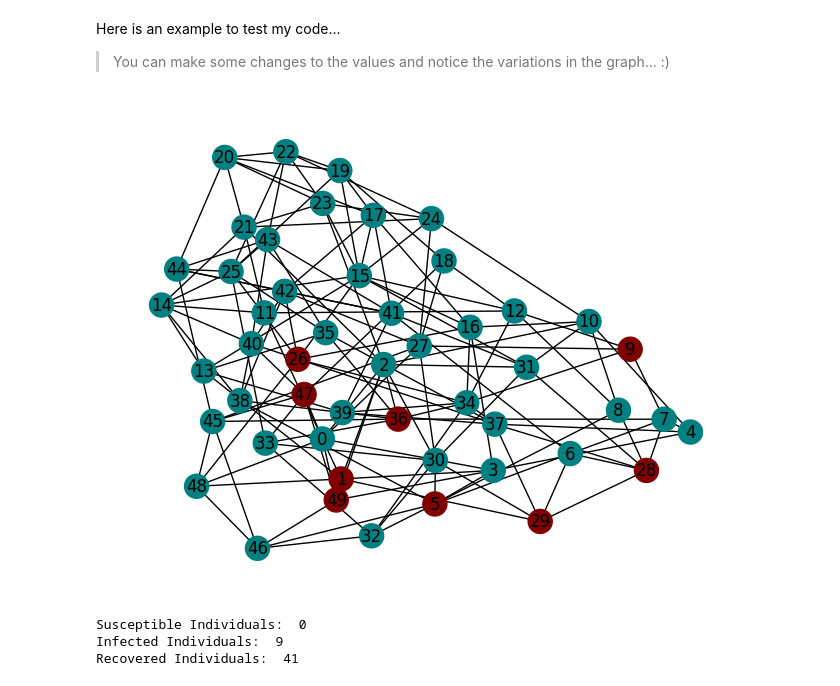
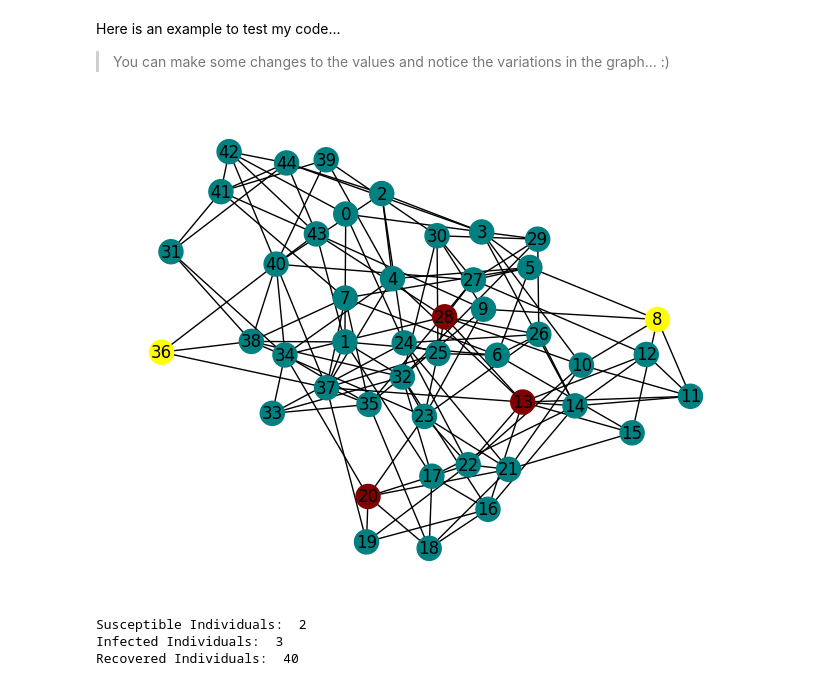
Before and after one commit to falakjaiin/cap-comp215, a Jupyter notebook: PROJECT1_SIR_Model.ipynb, the cells around one changed output. Saved outputs shown, nothing was run; the diff lists cells and outputs as text; code cells hidden in the pictures.

```diff
--- a/PROJECT1_SIR_Model.ipynb
+++ b/PROJECT1_SIR_Model.ipynb
@@ -108,36 +109,36 @@ class SIR_Model:
         self.simulation_step()
 
   def plot_data(self):
     nodee_colors = {'S' : 'yellow' , 'I' : 'maroon' , 'R' : 'teal'}
     colorss = [nodee_colors[my_node] for my_node in self.initial_nodes.values()]
     nx.draw(self.graph , with_labels = True , node_color = colorss)
     plt.show()
 
 
   def return_data(self):
     num_susceptible = sum(my_node=='S' for my_node in self.initial_nodes.values())
     num_infected = sum(my_node=='I' for my_node in self.initial_nodes.values())
     num_recovered = sum(my_node=='R' for my_node in self.initial_nodes.values())
     return num_susceptible , num_infected , num_recovered
 
-numm_individuals = 50
+numm_individuals = 45
 average_connections = 6
 probability_infection = 0.2
-probability_recovery = 0.1
+probability_recovery = 0.2
 num_of_steps = 24
 
 
 sir_model = SIR_Model(numm_individuals , average_connections , probability_infection , probability_recovery)
 sir_model.simulate(num_of_steps)
 sir_model.plot_data()
 
 numm_susceptible , numm_infected , numm_recovered = sir_model.return_data()
 
 print("Susceptible Individuals: ", numm_susceptible)
 print("Infected Individuals: ", numm_infected)
 print("Recovered Individuals: ", numm_recovered)
 # %% [output]
-[figure, old version]
+[figure, new version]
-Susceptible Individuals:  0
-Infected Individuals:  9
-Recovered Individuals:  41
+Susceptible Individuals:  2
+Infected Individuals:  3
+Recovered Individuals:  40
```
Also changed, not shown: parts of 10 cells of this notebook.
